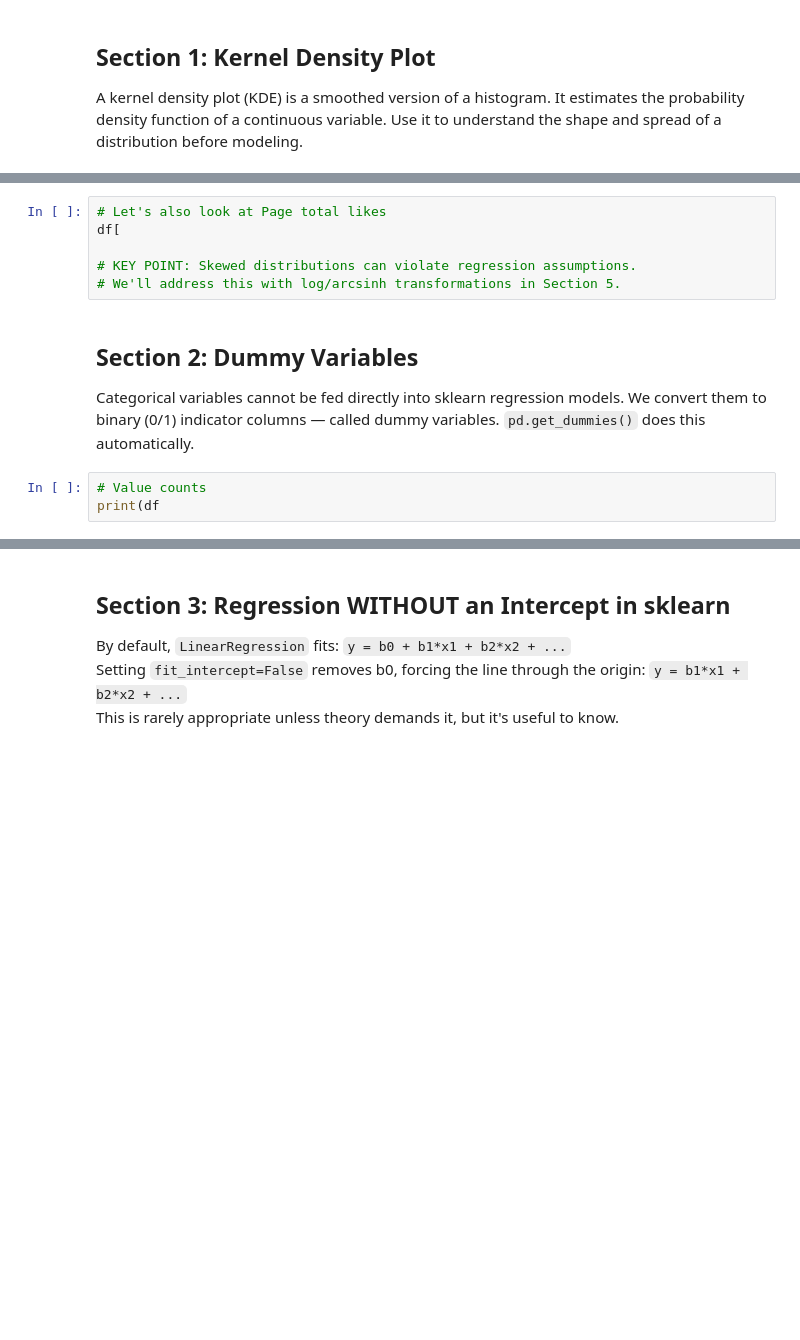
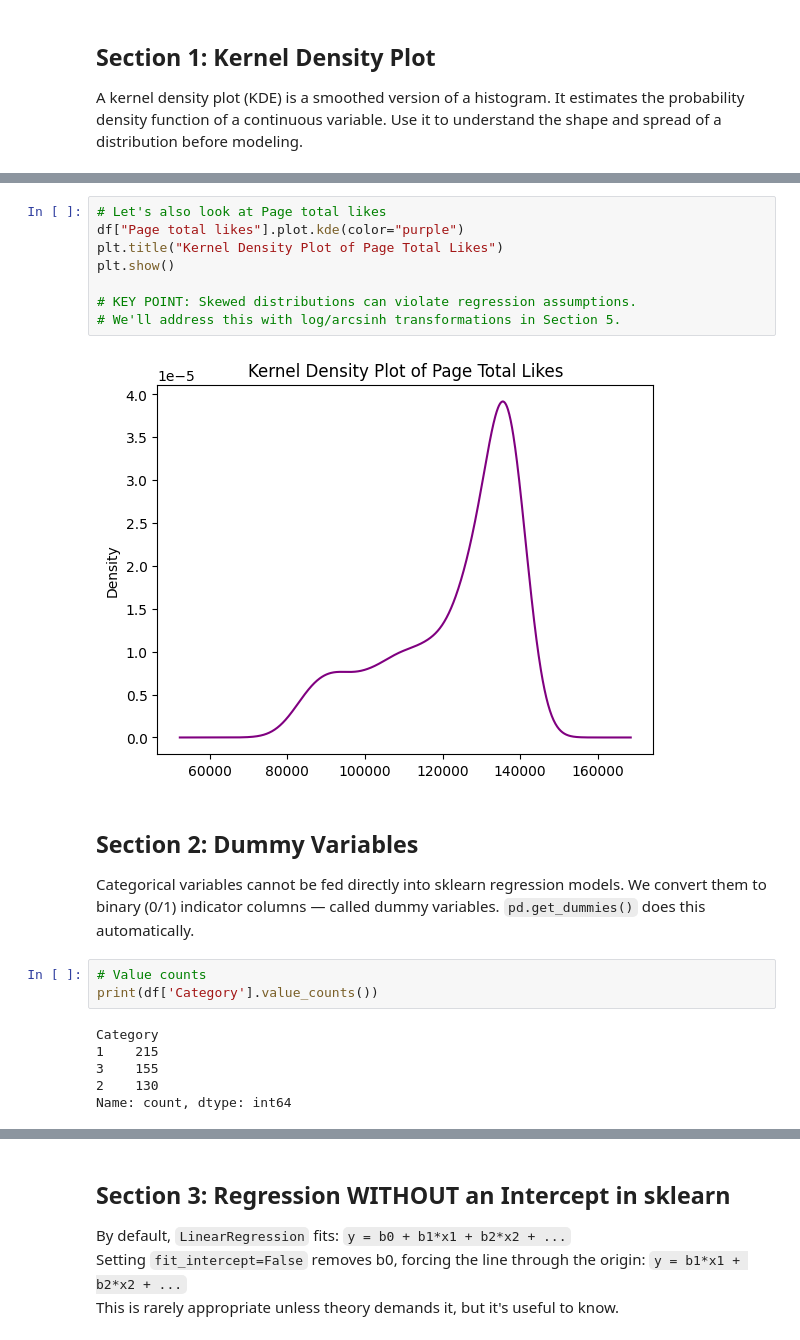
Before and after one commit to Ryanmh1024/intro_to_ml_classwork, a Jupyter notebook: makeup_regression.ipynb, the cells around one changed output, grey strips where cells are left out. Drawn from its saved outputs; the diff is of its cells as text; blank space fills up the shorter version.

```diff
--- a/makeup_regression.ipynb
+++ b/makeup_regression.ipynb
@@ -55,16 +55,26 @@ df
 # %%
 # Let's also look at Page total likes
-df[
+df["Page total likes"].plot.kde(color="purple")
+plt.title("Kernel Density Plot of Page Total Likes")
+plt.show()
 
 # KEY POINT: Skewed distributions can violate regression assumptions.
 # We'll address this with log/arcsinh transformations in Section 5.
+# %% [output]
+[figure, added]
 # %% [markdown]
 ## Section 2: Dummy Variables
 
 Categorical variables cannot be fed directly into sklearn regression models. We convert them to binary (0/1) indicator columns — called dummy variables. `pd.get_dummies()` does this automatically.
 # %%
 # Value counts
-print(df
+print(df['Category'].value_counts())
+# %% [output]
+Category
+1    215
+3    155
+2    130
+Name: count, dtype: int64
 # %%
 # One-hot encode 'Type' and 'Category' (creates new columns for each level),
 # replace in the df, using pandas's get_dummies, four attributes, df, columns to encode,
```
Also changed, not shown: parts of 8 cells of this notebook.
